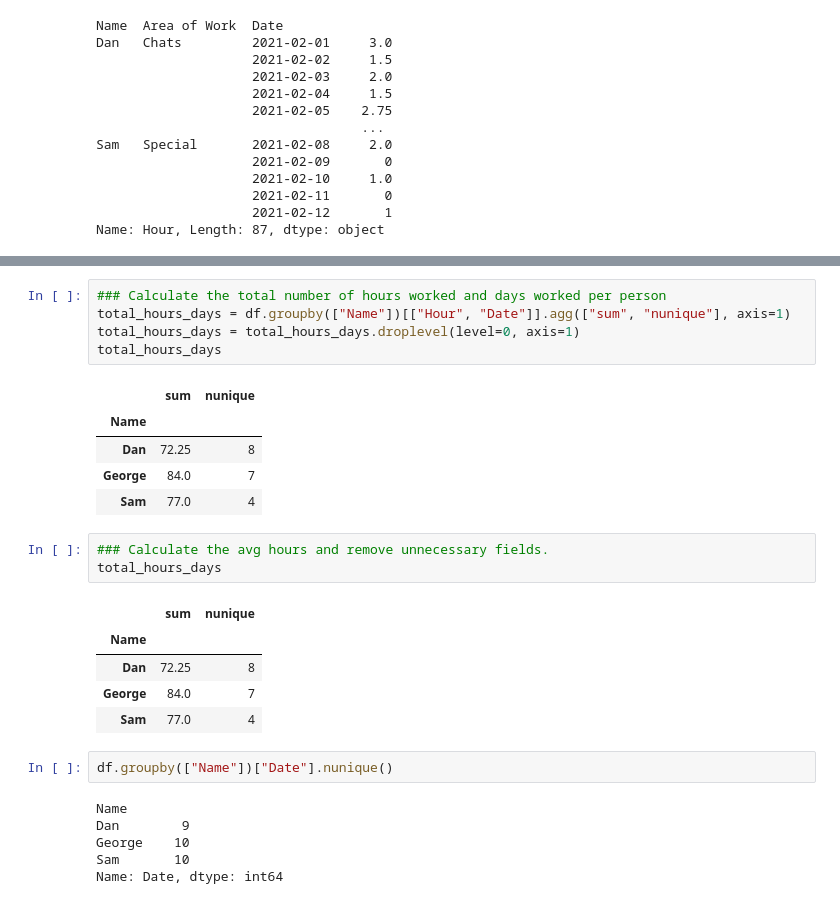
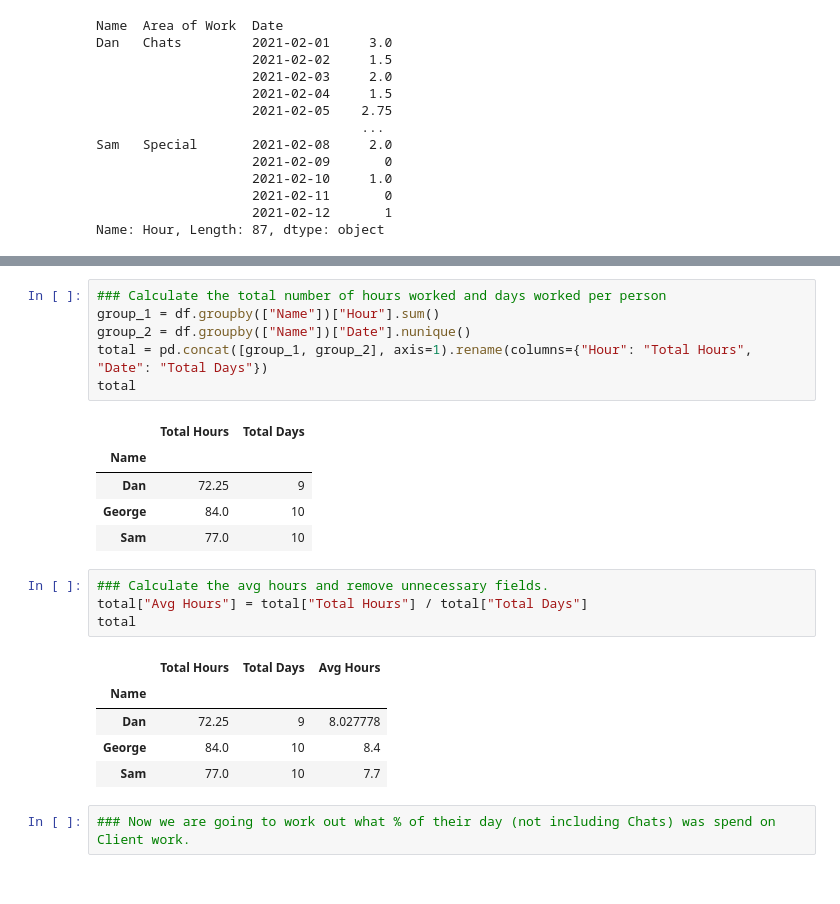
Before and after one commit to hyunjun33/Data_preprocessing, a Jupyter notebook: Preppin' Data 2021 Week 17 Challenge.ipynb, the cells around one changed output, grey strips where cells are left out. Drawn from its saved outputs; the diff is of its cells as text.

```diff
--- a/Preppin' Data 2021 Week 17 Challenge.ipynb
+++ b/Preppin' Data 2021 Week 17 Challenge.ipynb
@@ -188,29 +188,25 @@ George  2021-02-01    1.285714
 Name: Hour, dtype: float64
 # %%
 ### Calculate the total number of hours worked and days worked per person
-total_hours_days = df.groupby(["Name"])[["Hour", "Date"]].agg(["sum", "nunique"], axis=1)
-total_hours_days = total_hours_days.droplevel(level=0, axis=1)
-total_hours_days
+group_1 = df.groupby(["Name"])["Hour"].sum()
+group_2 = df.groupby(["Name"])["Date"].nunique()
+total = pd.concat([group_1, group_2], axis=1).rename(columns={"Hour": "Total Hours", "Date": "Total Days"})
+total
 # %% [output]
-|  | sum | nunique |
+|  | Total Hours | Total Days |
 | Name |  |  |
-| Dan | 72.25 | 8 |
-| George | 84.0 | 7 |
-| Sam | 77.0 | 4 |
+| Dan | 72.25 | 9 |
+| George | 84.0 | 10 |
+| Sam | 77.0 | 10 |
 # %%
 ### Calculate the avg hours and remove unnecessary fields.
-total_hours_days
+total["Avg Hours"] = total["Total Hours"] / total["Total Days"]
+total
 # %% [output]
-|  | sum | nunique |
-| Name |  |  |
-| Dan | 72.25 | 8 |
-| George | 84.0 | 7 |
-| Sam | 77.0 | 4 |
+|  | Total Hours | Total Days | Avg Hours |
+| Name |  |  |  |
+| Dan | 72.25 | 9 | 8.027778 |
+| George | 84.0 | 10 | 8.4 |
+| Sam | 77.0 | 10 | 7.7 |
-# %%
-df.groupby(["Name"])["Date"].nunique()
-# %% [output]
-Name
-Dan        9
-George    10
-Sam       10
-Name: Date, dtype: int64
+# %%
+### Now we are going to work out what % of their day (not including Chats) was spend on Client work.
```
Also changed, not shown: parts of 4 cells of this notebook.
